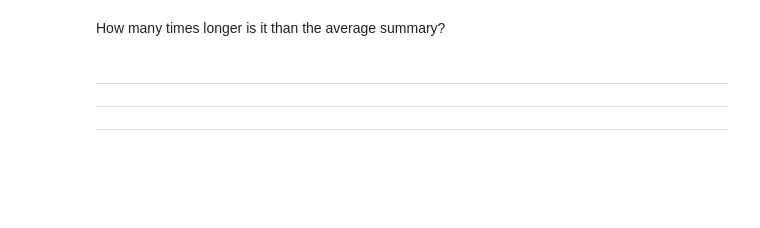
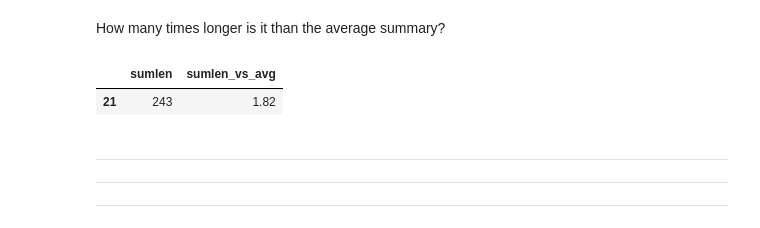
Before and after one commit to rachelmusselwhite/Scraping-HW-1, a Jupyter notebook: homework-intro-scraping-2.ipynb, the cells around one changed output. Drawn from its saved outputs; the diff is of its cells as text; code cells hidden in the pictures; blank space fills up the shorter version.

```diff
--- a/homework-intro-scraping-2.ipynb
+++ b/homework-intro-scraping-2.ipynb
@@ -97,2 +241,15 @@ Which project has the longest summary, in number of characters of text? How long
 # %% [markdown]
 How many times longer is it than the average summary?
+# %%
+(
+    df
+    .assign(
+        sumlen = lambda df: df["summary"].apply(len),
+        sumlen_vs_avg = lambda df: (df["sumlen"] / df["sumlen"].mean()).round(2)
+    )
+    .nlargest(1, "sumlen", keep="all")
+    [[ "sumlen", "sumlen_vs_avg"]]
+)
+# %% [output]
+|  | sumlen | sumlen_vs_avg |
+| 21 | 243 | 1.82 |
```
Also changed, not shown: parts of 9 cells of this notebook.
